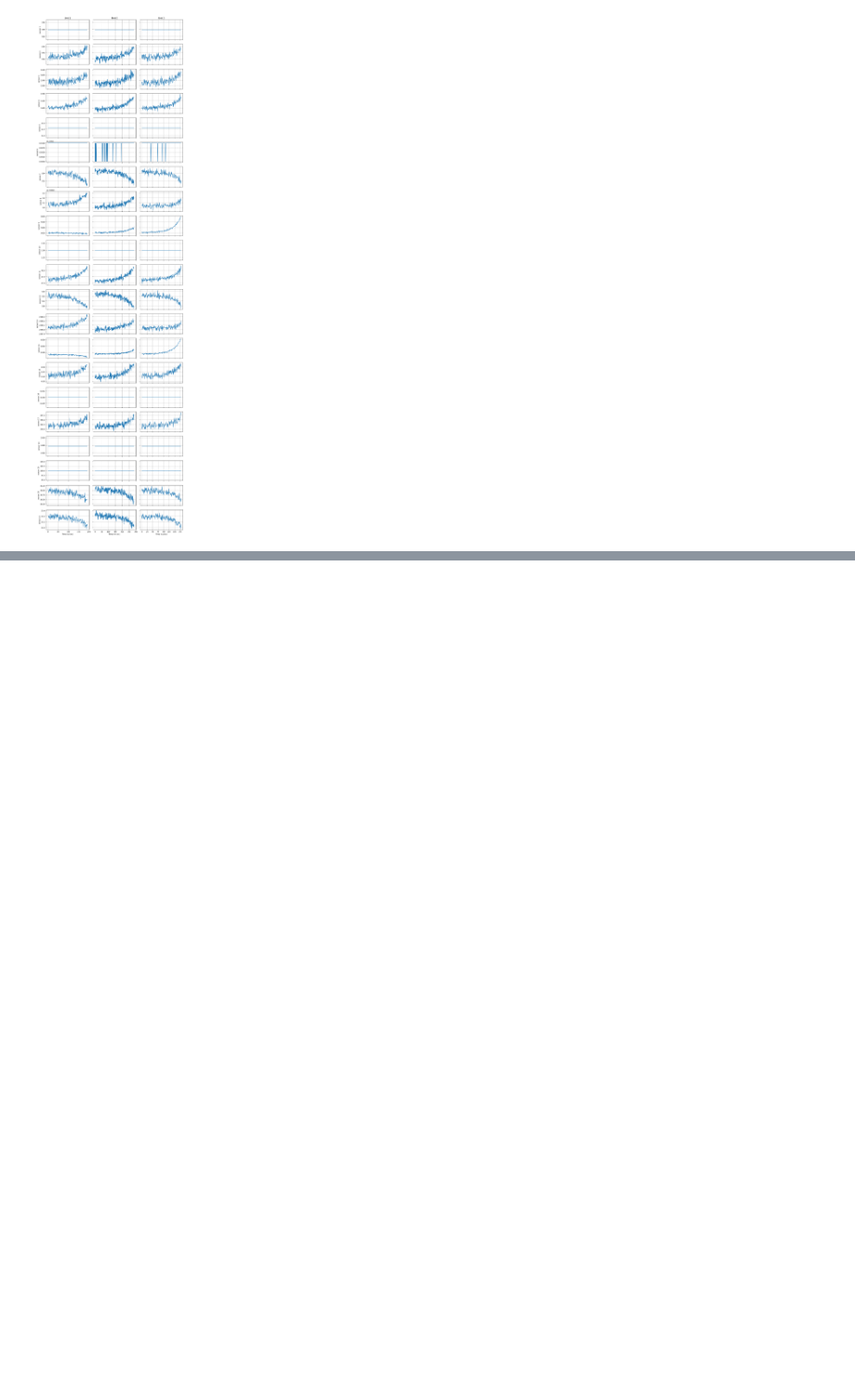
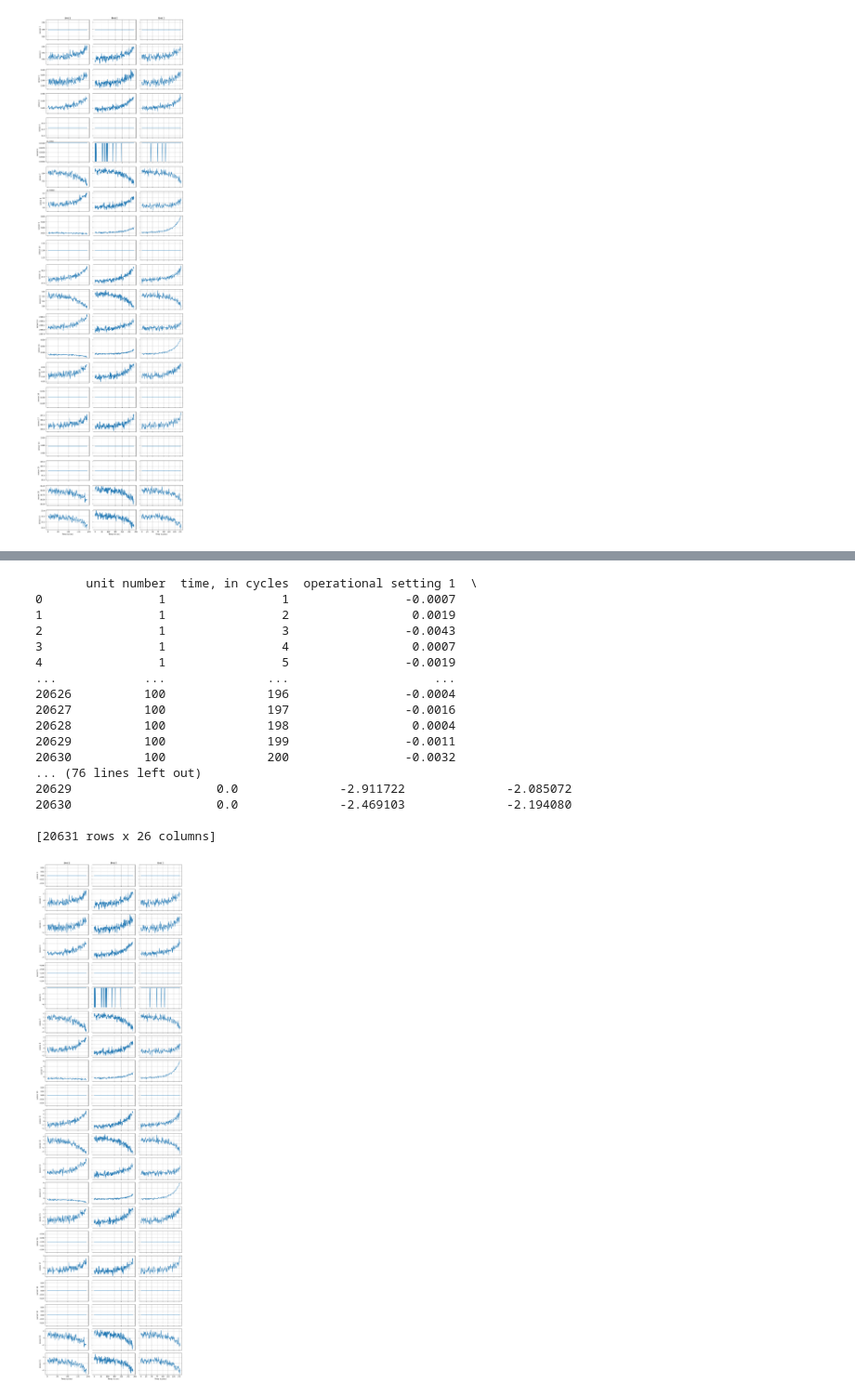
Before and after one commit to Vondras1/TurbofanEngine, a Jupyter notebook: project.ipynb, the cells around one changed output, grey strips where cells are left out. Shown at 93% size. Cells and saved outputs as stored; diff of their text form; code cells hidden in the pictures; blank space fills up the shorter version.

```diff
--- a/project.ipynb
+++ b/project.ipynb
@@ -189,0 +207,39 @@ plt.show()
+# %%
+# Normalize columns
+def normalize_sensor_columns(df):
+    df = df.copy()
+
+    sensor_cols = [c for c in df.columns if "sensor measurement" in c]
+
+    mu = df[sensor_cols].mean(axis=0)
+    sd = df[sensor_cols].std(axis=0, ddof=0).replace(0, 1)  # prevence dělení nulou
+    df[sensor_cols] = (df[sensor_cols] - mu) / sd
+
+    return df
+
+normalized_data = normalize_sensor_columns(data)
+
+print(normalized_data)
+
+units = {u: g for u, g in normalized_data.groupby("unit number")}
+
+plot_units(units, [1, 2, 3])
+# %% [output]
+       unit number  time, in cycles  operational setting 1  \
+0                1                1                -0.0007
+1                1                2                 0.0019
+2                1                3                -0.0043
+3                1                4                 0.0007
+4                1                5                -0.0019
+...            ...              ...                    ...
+20626          100              196                -0.0004
+20627          100              197                -0.0016
+20628          100              198                 0.0004
+20629          100              199                -0.0011
+20630          100              200                -0.0032
+... (76 lines left out)
+20629                    0.0              -2.911722              -2.085072
+20630                    0.0              -2.469103              -2.194080
+
+[20631 rows x 26 columns]
+[figure, added]
```
Also changed, not shown: parts of 6 cells of this notebook, 1 other file.
